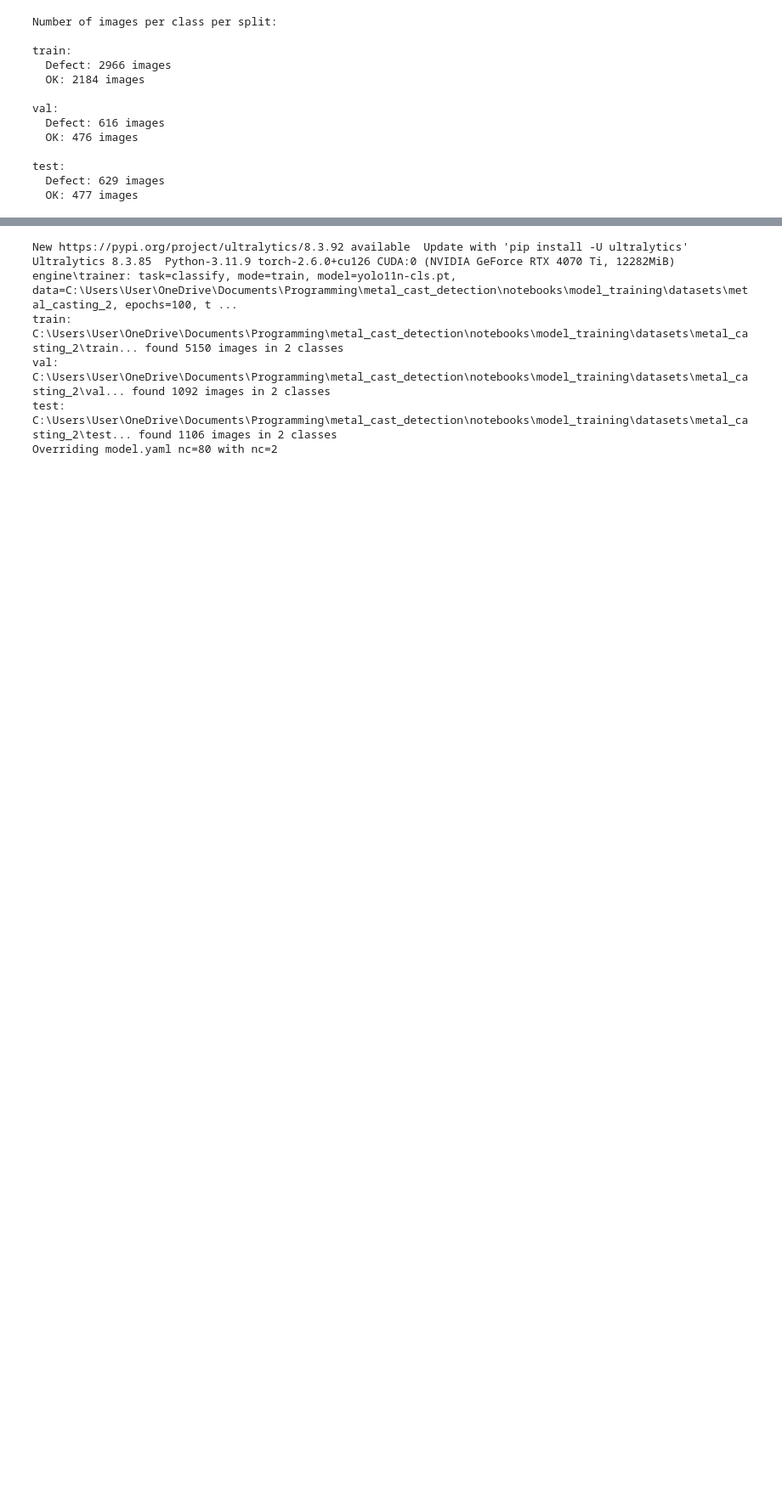
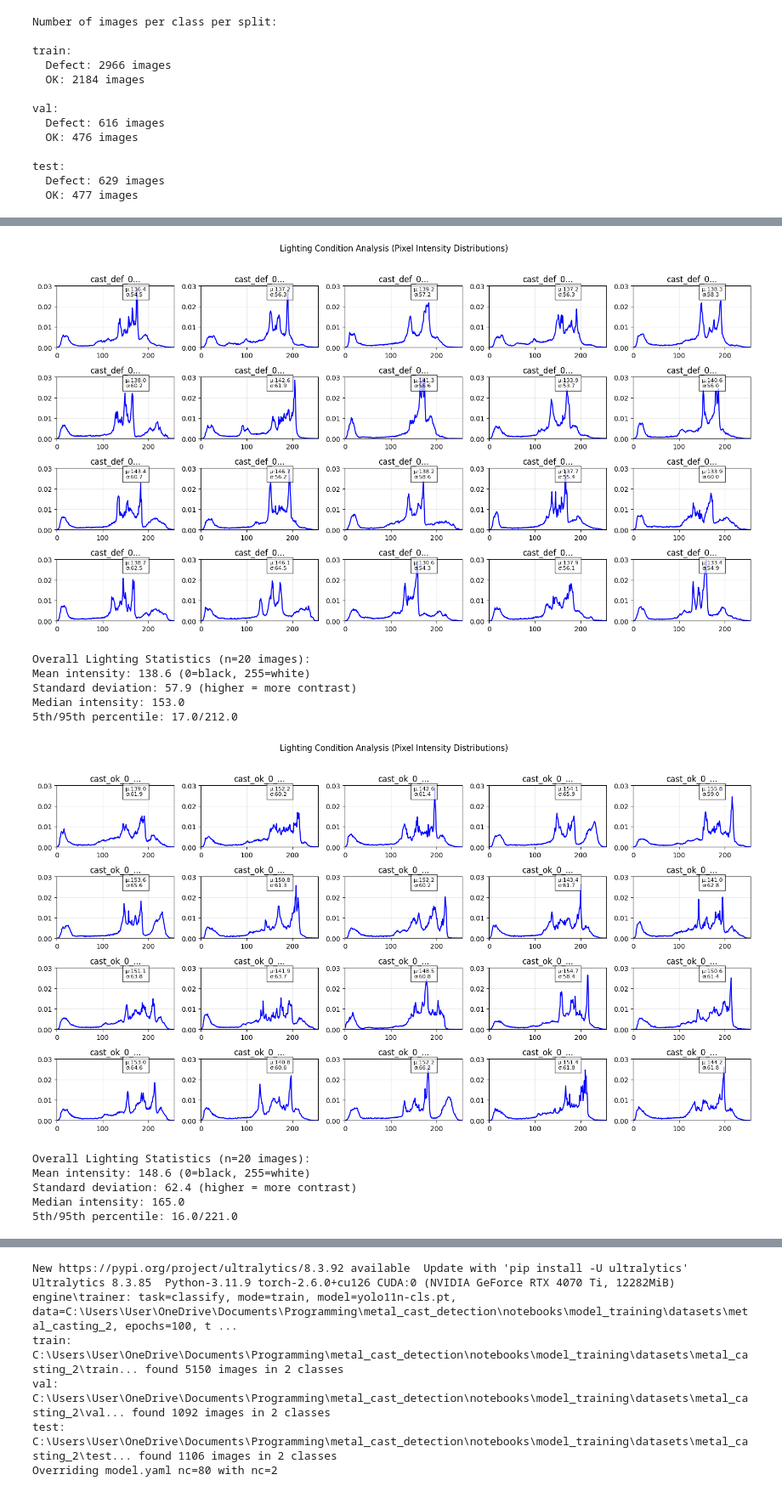
Before and after one commit to bdagcpproject/metal_cast_detection, a Jupyter notebook: notebooks/model_training/yolo_model_train_eval.ipynb, the cells around one changed output, grey strips where cells are left out. Shown at 85% size. Drawn from its saved outputs; the diff is of its cells as text; code cells hidden in the pictures; blank space fills up the shorter version.

Commit message:
Added resolution,aspect ratio and intensity check in notebook prior to training

```diff
--- a/notebooks/model_training/yolo_model_train_eval.ipynb
+++ b/notebooks/model_training/yolo_model_train_eval.ipynb
@@ -79,3 +173,78 @@ test:
+# %%
+import cv2
+import numpy as np
+import matplotlib.pyplot as plt
+from glob import glob
+import os
+
+def plot_lighting_conditions(image_folder, sample_size=20):
+    """
+    Analyze lighting conditions across a dataset of casting product images.
+
+    Args:
+        image_folder (str): Path to folder containing inspection images
+        sample_size (int): Number of images to sample for visualization
+    """
+    # Get list of images
+    image_paths = glob(os.path.join(image_folder, '*.jpeg'))[:sample_size]  # Adjust extension as needed
+
+    # Set up plot
+    plt.figure(figsize=(15, 8))
+    plt.suptitle('Lighting Condition Analysis (Pixel Intensity Distributions)', y=1.02)
+
+    for i, img_path in enumerate(image_paths):
+        # Read image in grayscale
+        img = cv2.imread(img_path, cv2.IMREAD_GRAYSCALE)
+
+        # Calculate histogram
+        hist = cv2.calcHist([img], [0], None, [256], [0, 256])
+        hist = hist / hist.sum()  # Normalize
+
+        # Plot individual image histogram
+        plt.subplot(4, 5, i+1)  # Adjust grid size based on sample_size
+        plt.plot(hist, color='blue')
+        plt.title(os.path.basename(img_path)[:10] + "...")
+        plt.xlim([0, 256])
+        plt.ylim([0, 0.03])  # Adjust based on your data
+        plt.grid(True, alpha=0.3)
+
+        # Annotate key metrics
+        mean_val = np.mean(img)
+        std_val = np.std(img)
+        plt.text(150, 0.025, f"μ:{mean_val:.1f}\nσ:{std_val:.1f}",
+                fontsize=8, bbox=dict(facecolor='white', alpha=0.7))
+
+    plt.tight_layout()
+    plt.show()
+
+    # Generate combined statistics
+    all_pixels = []
+    for img_path in image_paths:
+        img = cv2.imread(img_path, cv2.IMREAD_GRAYSCALE)
+        all_pixels.extend(img.flatten())
+
+    print(f"\nOverall Lighting Statistics (n={len(image_paths)} images):")
+    print(f"Mean intensity: {np.mean(all_pixels):.1f} (0=black, 255=white)")
+    print(f"Standard deviation: {np.std(all_pixels):.1f} (higher = more contrast)")
+    print(f"Median intensity: {np.median(all_pixels):.1f}")
+    print(f"5th/95th percentile: {np.percentile(all_pixels, 5):.1f}/{np.percentile(all_pixels, 95):.1f}")
+
+# Usage example
+plot_lighting_conditions(r'C:\Users\User\OneDrive\Documents\Programming\metal_cast_detection\notebooks\model_training\datasets\metal_casting_2\test\Defect', sample_size=20)
+plot_lighting_conditions(r'C:\Users\User\OneDrive\Documents\Programming\metal_cast_detection\notebooks\model_training\datasets\metal_casting_2\test\OK', sample_size=20)
+# %% [output]
+[figure, added]
+Overall Lighting Statistics (n=20 images):
+Mean intensity: 138.6 (0=black, 255=white)
+Standard deviation: 57.9 (higher = more contrast)
+Median intensity: 153.0
+5th/95th percentile: 17.0/212.0
+[figure, added]
+Overall Lighting Statistics (n=20 images):
+Mean intensity: 148.6 (0=black, 255=white)
+Standard deviation: 62.4 (higher = more contrast)
+Median intensity: 165.0
+5th/95th percentile: 16.0/221.0
 # %%
 # Pre-requite to run the training. Follow the following steps for Torch setup
 # 1. Make sure you have a Nvidia GPU to support CUDA
```
Also changed, not shown: parts of 3 cells of this notebook.
